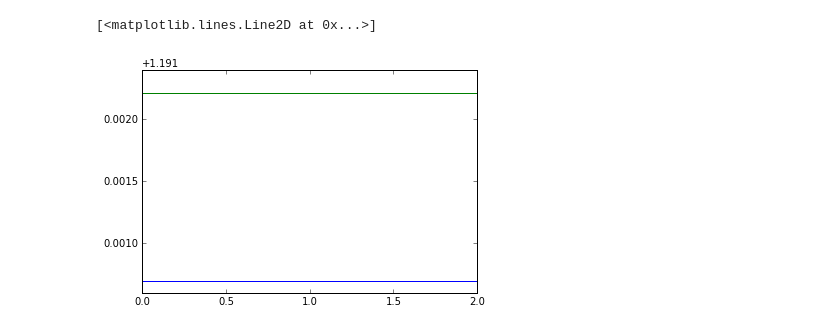
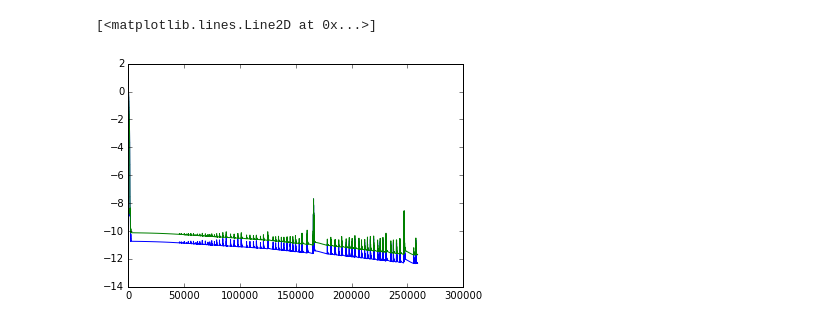
Before and after one commit to haretaro/ichiyo, a Jupyter notebook: net/train.ipynb, the cells around one changed output. Drawn from its saved outputs; the diff is of its cells as text; code cells hidden in the pictures.

```diff
--- a/net/train.ipynb
+++ b/net/train.ipynb
@@ -9,19 +9,21 @@ import math
 import matplotlib.pyplot as plt
 from net import Net, MLP
 # %%
-n_epoch = 3 #エポック
-batchsize = 3000 #バッチサイズ
+n_epoch = 1000000 #エポック
+batchsize = 5000 #バッチサイズ
 bprop_len = 100 #何回でバックプロパゲーションを打ち切るか(trancate)
 n_units = 20 #中間層のユニット数
 grad_clip = 5 #誤差関数の絶対値をこの値に制限する
-use_gpu = False #GPUを使うかどうか
+use_gpu = True #GPUを使うかどうか
 # %%
 xp = cuda.cupy if use_gpu is True else np
 # %%
 raw_data = []
-f = open('30minutes.csv','r')
+f = open('nikkei5min.csv','r')
 data = csv.reader(f, delimiter=',')
 for row in data:
+    if row[7] == "":
+        continue
     raw_data.append(row[7])
 raw_data = np.asarray(raw_data, dtype=np.float32)
 data_x = raw_data[:-1]
@@ -72,7 +74,7 @@ for i in range(jump * n_epoch):
 
     if (i+1) % jump == 0:
         epoch += 1
-        if epoch % 2000 == 0:
+        if epoch % 1000 == 0:
             print('epoch {}, error {}'.format(epoch, loss_data * len(x) / length))
         #loss.append(loss_data * batchsize / length)
 
@@ -92,11 +113,11 @@ for i in range(jump * n_epoch):
 #モデルを保存
 serializers.save_npz('my.model', model)
 # %%
-plt.plot(loss[-6000:])
-plt.plot(test_loss[-6000:])
+plt.plot([math.log(x) for x in loss])
+plt.plot([math.log(x) for x in test_loss])
 # %% [output]
 [<matplotlib.lines.Line2D at 0x...>]
-[figure, old version]
+[figure, new version]
 # %%
 output, error = evaluate(model, train_data_x, train_data_y)
 
```
Also changed, not shown: parts of 8 cells of this notebook.
